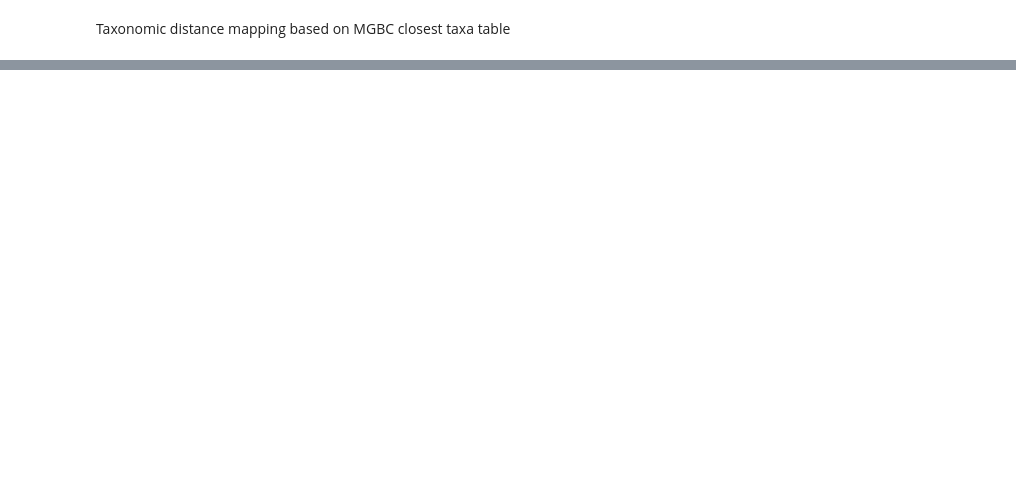
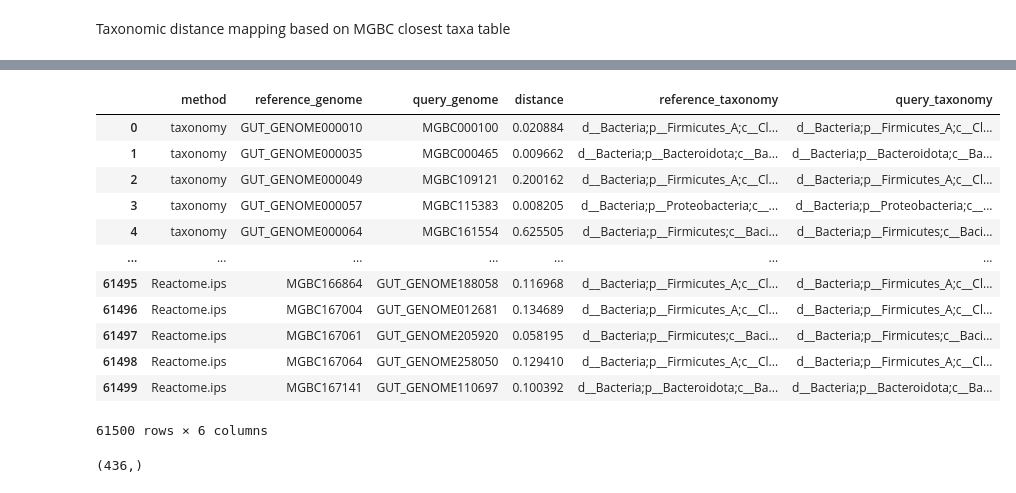
Before and after one commit to MarkNoaTAU/H2Mtranslation, a Jupyter notebook: h2m_translation/correlation_translation.ipynb, the cells around one changed output, grey strips where cells are left out. Saved outputs shown, nothing was run; the diff lists cells and outputs as text; code cells hidden in the pictures; blank space fills up the shorter version.

```diff
--- a/h2m_translation/correlation_translation.ipynb
+++ b/h2m_translation/correlation_translation.ipynb
@@ -143,0 +95,20 @@ Those genus are:
+# %%
+mgbc_closest_taxa_table = pd.read_csv('/home/noa/lab_code/MGBC-Toolkit/data/closest_tax.tsv', sep='\t', header=None,
+                                         names=['method', 'reference_genome', 'query_genome', 'distance',
+                                                'reference_taxonomy', 'query_taxonomy'])
+# %%
+mgbc_closest_taxa_table
+# %% [output]
+|  | method | reference_genome | query_genome | distance | reference_taxonomy | query_taxonomy |
+| 0 | taxonomy | GUT_GENOME000010 | MGBC000100 | 0.020884 | d__Bacteria;p__Firmicutes_A;c__Cl... | d__Bacteria;p__Firmicutes_A;c__Cl... |
+| 1 | taxonomy | GUT_GENOME000035 | MGBC000465 | 0.009662 | d__Bacteria;p__Bacteroidota;c__Ba... | d__Bacteria;p__Bacteroidota;c__Ba... |
+| 2 | taxonomy | GUT_GENOME000049 | MGBC109121 | 0.200162 | d__Bacteria;p__Firmicutes_A;c__Cl... | d__Bacteria;p__Firmicutes_A;c__Cl... |
+| 3 | taxonomy | GUT_GENOME000057 | MGBC115383 | 0.008205 | d__Bacteria;p__Proteobacteria;c__... | d__Bacteria;p__Proteobacteria;c__... |
+| 4 | taxonomy | GUT_GENOME000064 | MGBC161554 | 0.625505 | d__Bacteria;p__Firmicutes;c__Baci... | d__Bacteria;p__Firmicutes;c__Baci... |
+| ... | ... | ... | ... | ... | ... | ... |
+| 61495 | Reactome.ips | MGBC166864 | GUT_GENOME188058 | 0.116968 | d__Bacteria;p__Firmicutes_A;c__Cl... | d__Bacteria;p__Firmicutes_A;c__Cl... |
+| 61496 | Reactome.ips | MGBC167004 | GUT_GENOME012681 | 0.134689 | d__Bacteria;p__Firmicutes_A;c__Cl... | d__Bacteria;p__Firmicutes_A;c__Cl... |
+| 61497 | Reactome.ips | MGBC167061 | GUT_GENOME205920 | 0.058195 | d__Bacteria;p__Firmicutes;c__Baci... | d__Bacteria;p__Firmicutes;c__Baci... |
+| 61498 | Reactome.ips | MGBC167064 | GUT_GENOME258050 | 0.129410 | d__Bacteria;p__Firmicutes_A;c__Cl... | d__Bacteria;p__Firmicutes_A;c__Cl... |
+| 61499 | Reactome.ips | MGBC167141 | GUT_GENOME110697 | 0.100392 | d__Bacteria;p__Bacteroidota;c__Ba... | d__Bacteria;p__Bacteroidota;c__Ba... |
+61500 rows × 6 columns
@@ -143,0 +121,4 @@ Those genus are:
+# %%
+mgbc_tax_rep_index[mgbc_tax_rep_index.host == 'MOUSE'].taxonomy_label.unique().shape
+# %% [output]
+(436,)
```
Also changed, not shown: parts of 82 cells of this notebook, 3 other files.
